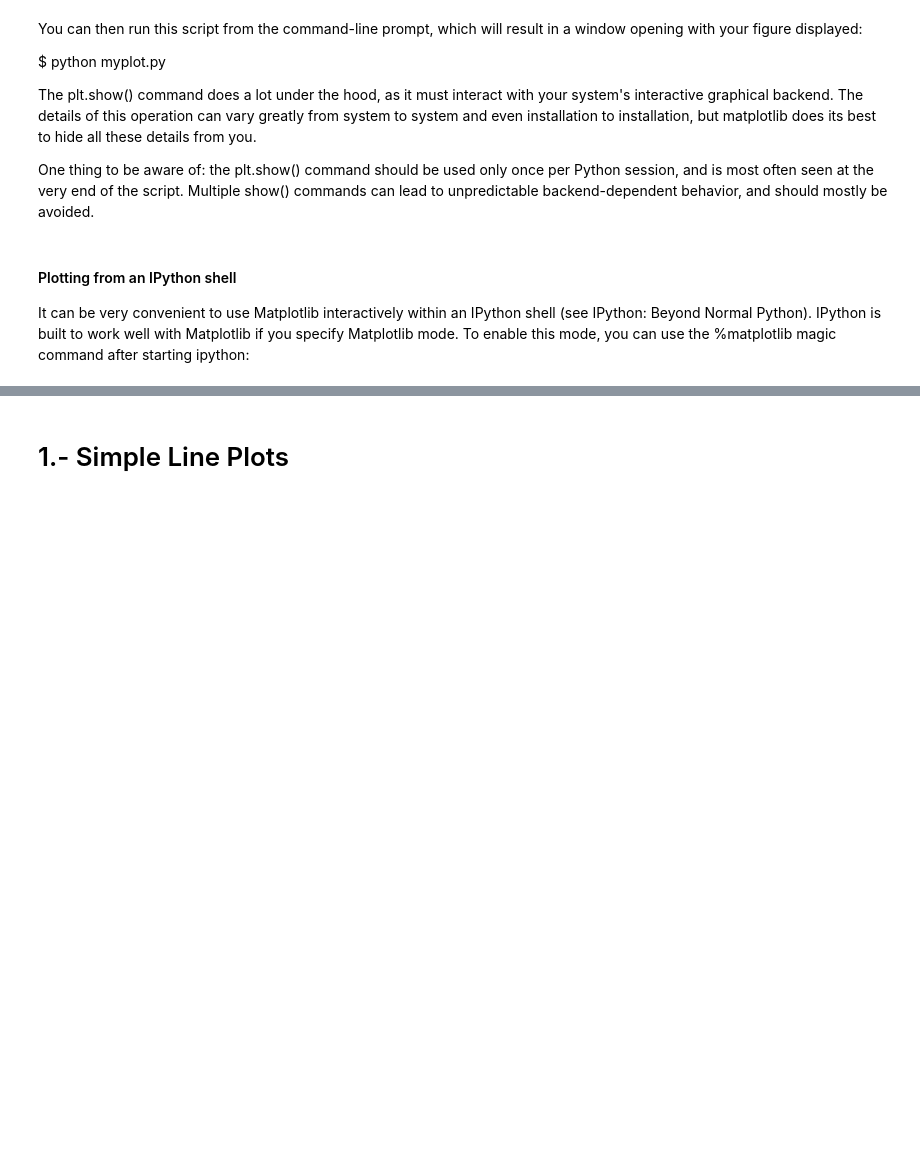
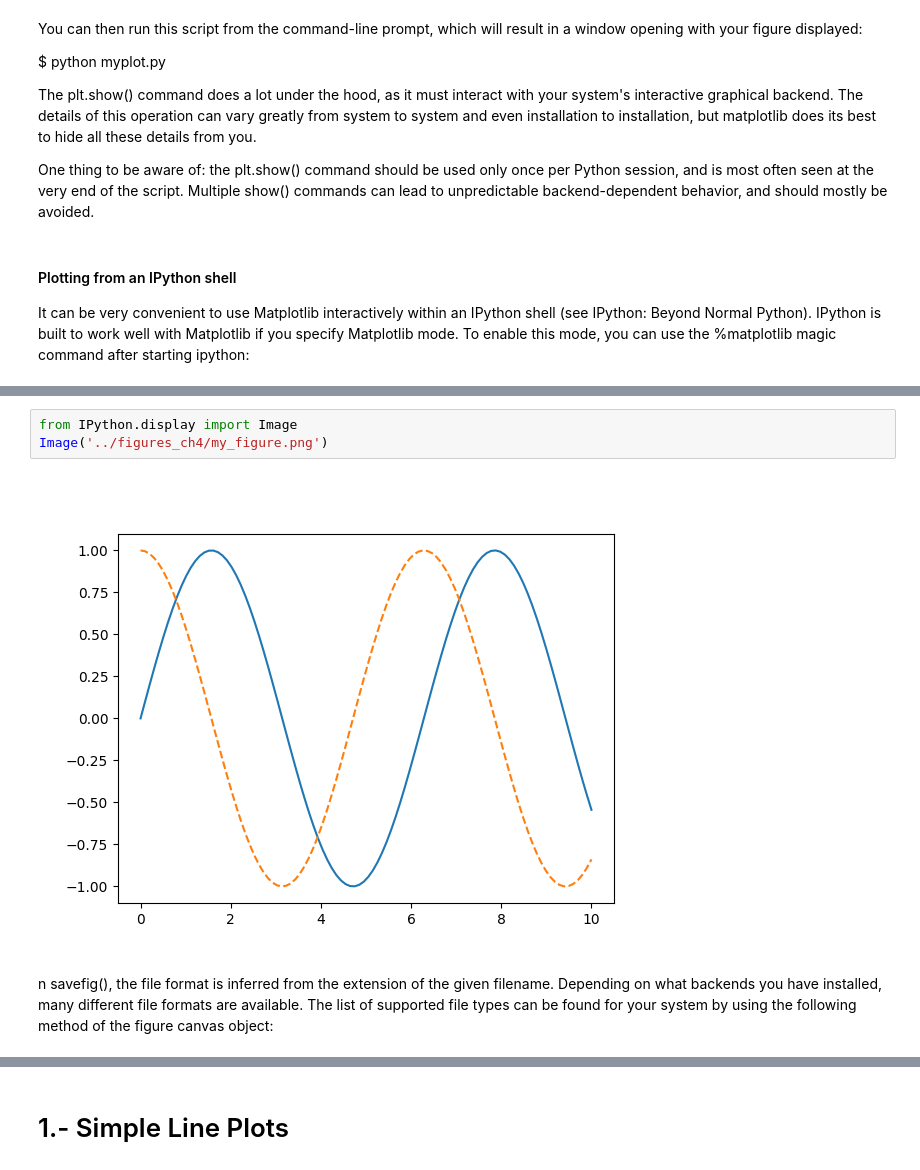
Before and after one commit to dirodgu/python_data_analysis_course, a Jupyter notebook: notebooks/chapter_4.ipynb, the cells around one changed output, grey strips where cells are left out. Drawn from its saved outputs; the diff is of its cells as text; blank space fills up the shorter version.

```diff
--- a/notebooks/chapter_4.ipynb
+++ b/notebooks/chapter_4.ipynb
@@ -63,0 +92,7 @@ At this point, any plt plot command will cause a figure window to open, and furt
+# %%
+from IPython.display import Image
+Image('../figures_ch4/my_figure.png')
+# %% [output]
+[figure, added]
+# %% [markdown]
+n savefig(), the file format is inferred from the extension of the given filename. Depending on what backends you have installed, many different file formats are available. The list of supported file types can be found for your system by using the following method of the figure canvas object:
```
Also changed, not shown: parts of 44 cells of this notebook, 1 other file.
